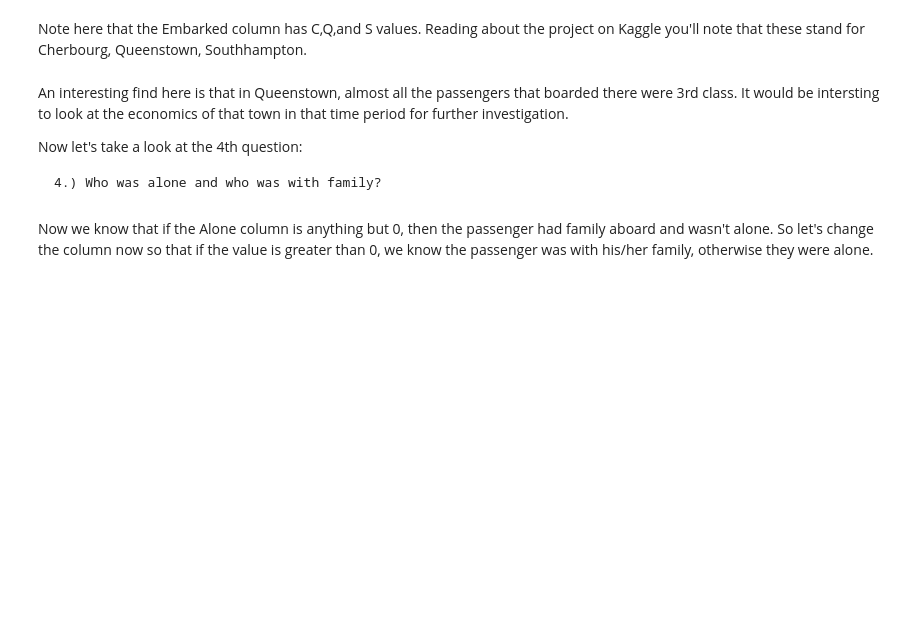
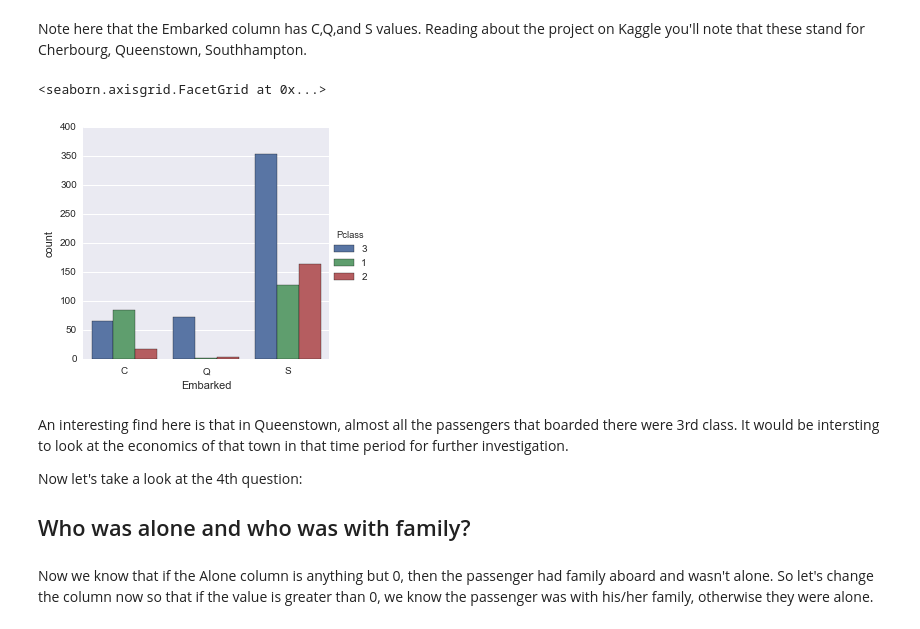
Before and after one commit to data-science-competitions/Kaggle-Titanic, a Jupyter notebook: Python/notebooks/tutorial_notebook.ipynb, the cells around one changed output. Drawn from its saved outputs; the diff is of its cells as text; code cells hidden in the pictures; blank space fills up the shorter version.

```diff
--- a/Python/notebooks/tutorial_notebook.ipynb
+++ b/Python/notebooks/tutorial_notebook.ipynb
@@ -273,13 +287,16 @@ titanic_df.head()
 Note here that the Embarked column has C,Q,and S values. Reading about the project on Kaggle you'll note that these stand for Cherbourg, Queenstown, Southhampton.
 # %%
 # Now we can make a quick factorplot to check out the results, note the x_order argument, used to deal with NaN values
-sns.factorplot('Embarked',data=titanic_df,hue='Pclass',x_order=['C','Q','S'])
+sns.factorplot('Embarked', data=titanic_df, hue='Pclass', kind="count", order=['C','Q','S'])
+# %% [output]
+<seaborn.axisgrid.FacetGrid at 0x...>
+[figure, added]
 # %% [markdown]
 An interesting find here is that in Queenstown, almost all the passengers that boarded there were 3rd class. It would be intersting to look at the economics of that town in that time period for further investigation.
 
 Now let's take a look at the 4th question:
 
-    4.) Who was alone and who was with family?
+## Who was alone and who was with family?
 # %%
 # Let's start by adding a new column to define alone
 
```
Also changed, not shown: parts of 8 cells of this notebook.
